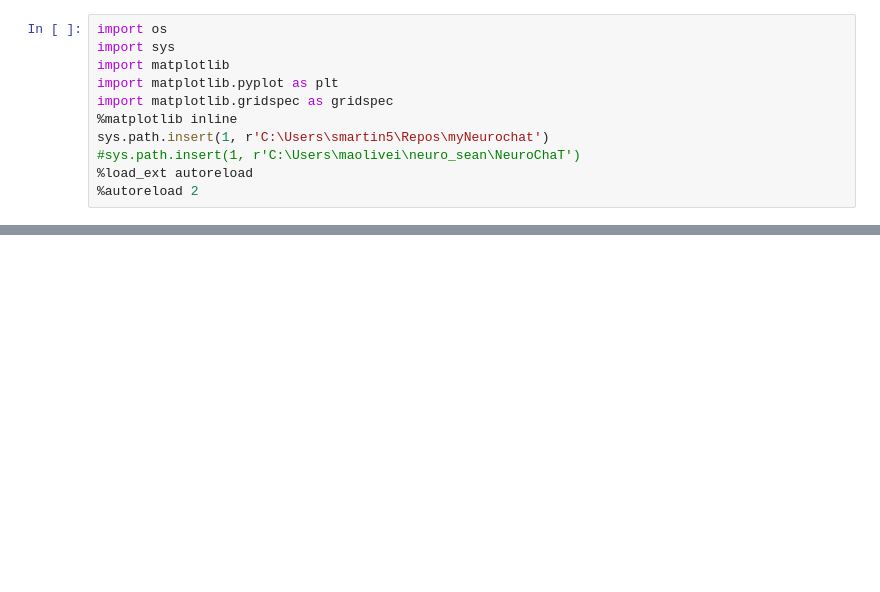
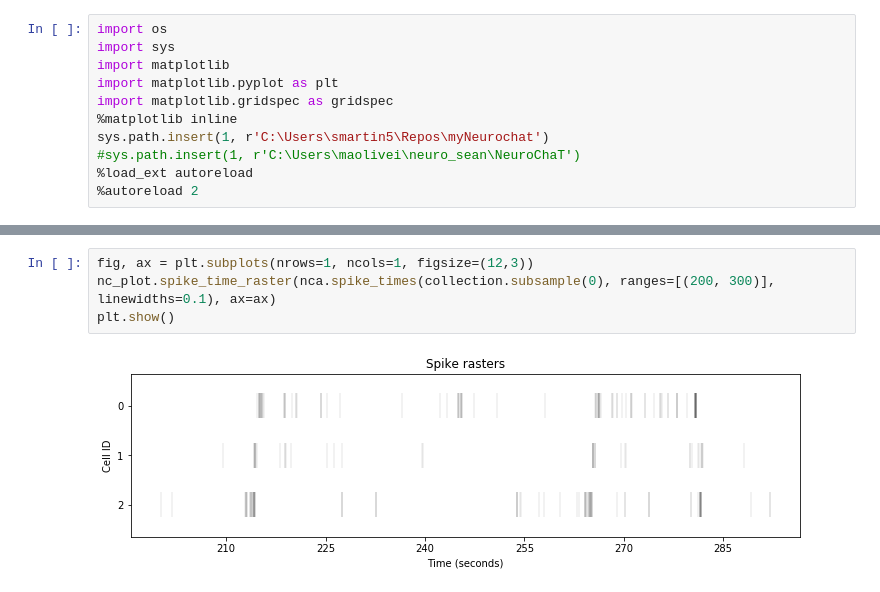
Before and after one commit to shanemomara/omaraneurolab, a Jupyter notebook: notebooks/ReplayAnalysis.ipynb, the cells around one changed output, grey strips where cells are left out. Saved outputs shown, nothing was run; the diff lists cells and outputs as text; blank space fills up the shorter version.

Commit message:
Added notebook to show some replay style analysis

```diff
--- a/notebooks/ReplayAnalysis.ipynb
+++ b/notebooks/ReplayAnalysis.ipynb
@@ -72,0 +218,6 @@ fig = nc_plot.spike_position_raster(sub)
+# %%
+fig, ax = plt.subplots(nrows=1, ncols=1, figsize=(12,3))
+nc_plot.spike_time_raster(nca.spike_times(collection.subsample(0), ranges=[(200, 300)], linewidths=0.1), ax=ax)
+plt.show()
+# %% [output]
+[figure, added]
```
Also changed, not shown: parts of 26 cells of this notebook.
